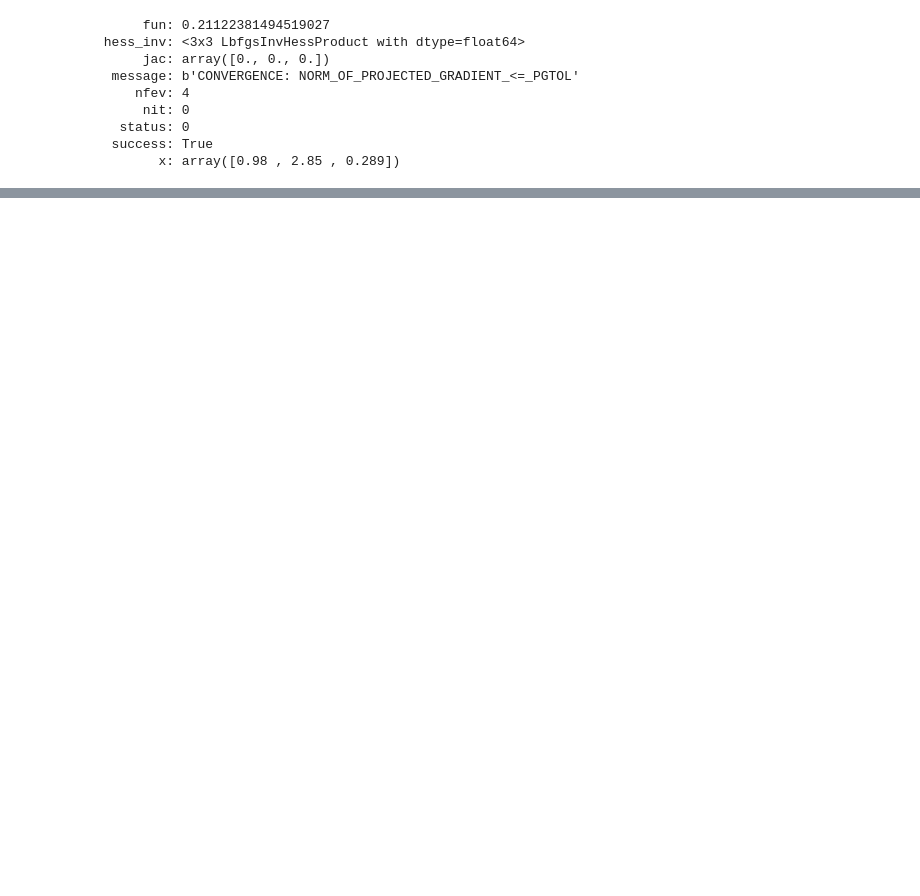
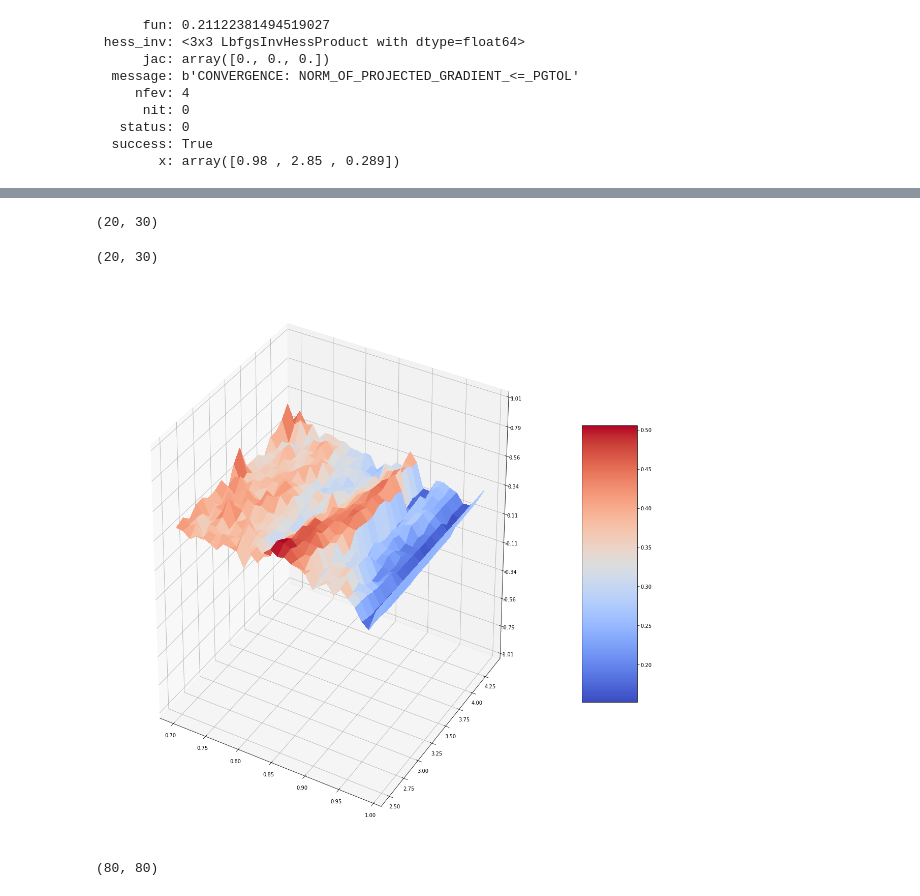
Before and after one commit to FredericoNunes/Artigos, a Jupyter notebook: programas/notebook/Aquivo Inicial, Tratamento dos Dados.ipynb, the cells around one changed output, grey strips where cells are left out. Drawn from its saved outputs; the diff is of its cells as text; code cells hidden in the pictures; blank space fills up the shorter version.

Commit message:
plot surface

```diff
--- a/programas/notebook/Aquivo Inicial, Tratamento dos Dados.ipynb
+++ b/programas/notebook/Aquivo Inicial, Tratamento dos Dados.ipynb
@@ -978,0 +997,16 @@ res
+# %%
+import numpy as np
+betas = np.arange(0.7, 0.999999999, 0.01)
+gamas = np.arange(2.5, 4.5, 0.1)
+
+func_result = []
+betas, gamas = np.meshgrid(betas, gamas)
+
+
+for beta, gama in zip(np.ravel(betas),
+                      np.ravel(gamas)):
+
+    func_result.append(funcao_otimizar([beta,gama]))
+func_result = np.array(func_result)
+
+func_result = func_result.reshape(betas.shape)
@@ -978,0 +1051,41 @@ res
+# %%
+func_result.shape
+# %% [output]
+(20, 30)
+# %%
+betas.shape
+# %% [output]
+(20, 30)
+# %%
+# This import registers the 3D projection, but is otherwise unused.
+from mpl_toolkits.mplot3d import Axes3D  # noqa: F401 unused import
+
+import matplotlib.pyplot as plt
+from matplotlib import cm
+from matplotlib.ticker import LinearLocator, FormatStrFormatter
+import numpy as np
+
+
+fig = plt.figure(figsize=(20,20))
+ax = fig.gca(projection='3d')
+
+
+# Plot the surface.
+surf = ax.plot_surface(betas, gamas, func_result, cmap=cm.coolwarm,
+                       linewidth=0, antialiased=False)
+
+# Customize the z axis.
+ax.set_zlim(-1.01, 1.01)
+ax.zaxis.set_major_locator(LinearLocator(10))
+ax.zaxis.set_major_formatter(FormatStrFormatter('%.02f'))
+
+# Add a color bar which maps values to colors.
+fig.colorbar(surf, shrink=0.5, aspect=5)
+
+plt.show()
+# %% [output]
+[figure, added]
+# %%
+Z.shape
+# %% [output]
+(80, 80)
```
Also changed, not shown: parts of 8 cells of this notebook, 3 other files.
